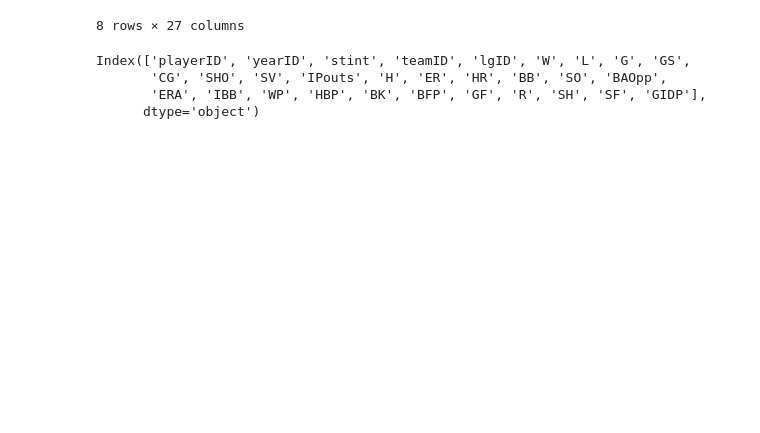
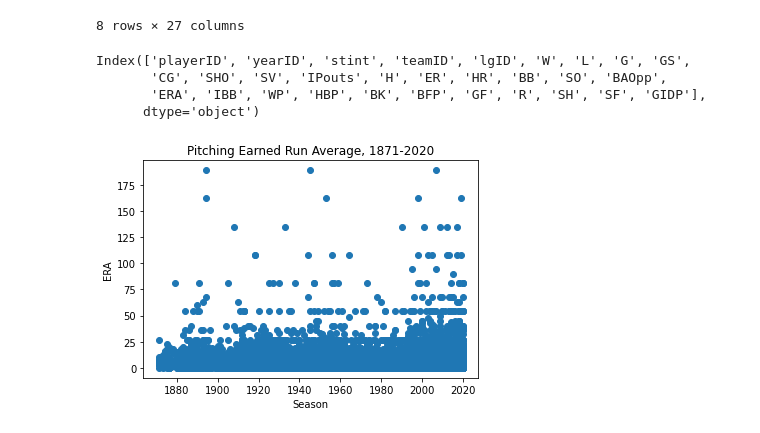
Before and after one commit to matthewjchin/baseballstats, a Jupyter notebook: Pitching.ipynb, the cells around one changed output. Saved outputs shown, nothing was run; the diff lists cells and outputs as text; code cells hidden in the pictures; blank space fills up the shorter version.

Commit message:
dataviz for pitching

```diff
--- a/Pitching.ipynb
+++ b/Pitching.ipynb
@@ -70,3 +71,11 @@ Index(['playerID', 'yearID', 'stint', 'teamID', 'lgID', 'W', 'L', 'G', 'GS',
        'CG', 'SHO', 'SV', 'IPouts', 'H', 'ER', 'HR', 'BB', 'SO', 'BAOpp',
        'ERA', 'IBB', 'WP', 'HBP', 'BK', 'BFP', 'GF', 'R', 'SH', 'SF', 'GIDP'],
       dtype='object')
+# %%
+plt.scatter(pitch_stats.yearID, pitch_stats.ERA)
+plt.xlabel("Season")
+plt.ylabel("ERA")
+plt.title("Pitching Earned Run Average, 1871-2020")
+plt.show()
+# %% [output]
+[figure, added]
```
Also changed, not shown: parts of 1 cell of this notebook.
